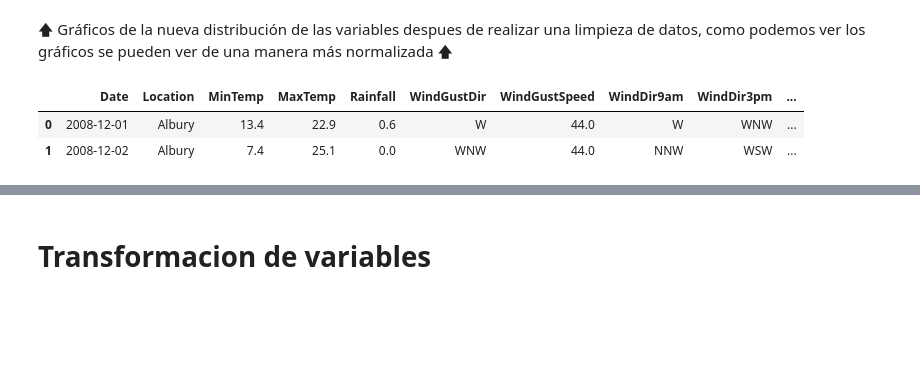
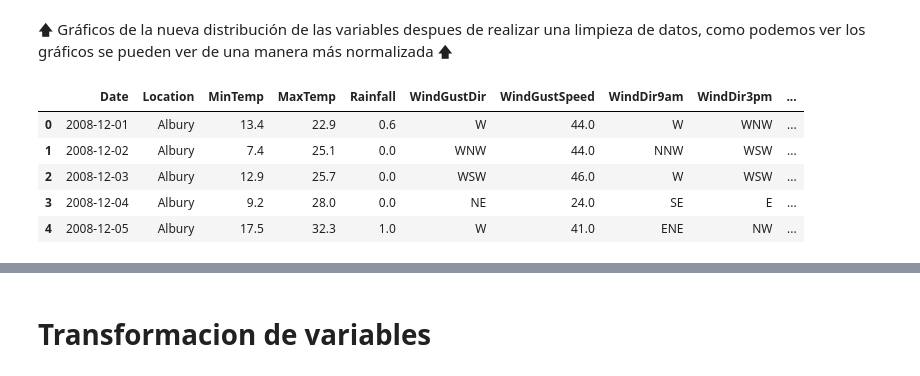
Before and after one commit to DrakiSama/Examen-Mineria-de-Datos, a Jupyter notebook: Actividad 7/EDA-EXAMEN-V5.ipynb, the cells around one changed output, grey strips where cells are left out. Drawn from its saved outputs; the diff is of its cells as text; code cells hidden in the pictures; blank space fills up the shorter version.

```diff
--- a/Actividad 7/EDA-EXAMEN-V5.ipynb
+++ b/Actividad 7/EDA-EXAMEN-V5.ipynb
@@ -434,9 +447,13 @@ plotHist()
 # %% [markdown]
 🡅 Gráficos de la nueva distribución de las variables despues de realizar una limpieza de datos, como podemos ver los gráficos se pueden ver de una manera más normalizada 🡅
 # %%
+data['RainToday'].replace(['No','Yes'], [0,1], inplace = True)
 data['RainTomorrow'].replace(['No','Yes'], [0,1], inplace = True)
-data.head(2)
+data.head()
 # %% [output]
 |  | Date | Location | MinTemp | MaxTemp | Rainfall | WindGustDir | WindGustSpeed | WindDir9am | WindDir3pm | ... |
 | 0 | 2008-12-01 | Albury | 13.4 | 22.9 | 0.6 | W | 44.0 | W | WNW | ... |
 | 1 | 2008-12-02 | Albury | 7.4 | 25.1 | 0.0 | WNW | 44.0 | NNW | WSW | ... |
+| 2 | 2008-12-03 | Albury | 12.9 | 25.7 | 0.0 | WSW | 46.0 | W | WSW | ... |
+| 3 | 2008-12-04 | Albury | 9.2 | 28.0 | 0.0 | NE | 24.0 | SE | E | ... |
+| 4 | 2008-12-05 | Albury | 17.5 | 32.3 | 1.0 | W | 41.0 | ENE | NW | ... |
```
Also changed, not shown: parts of 31 cells of this notebook, 5 other files.
